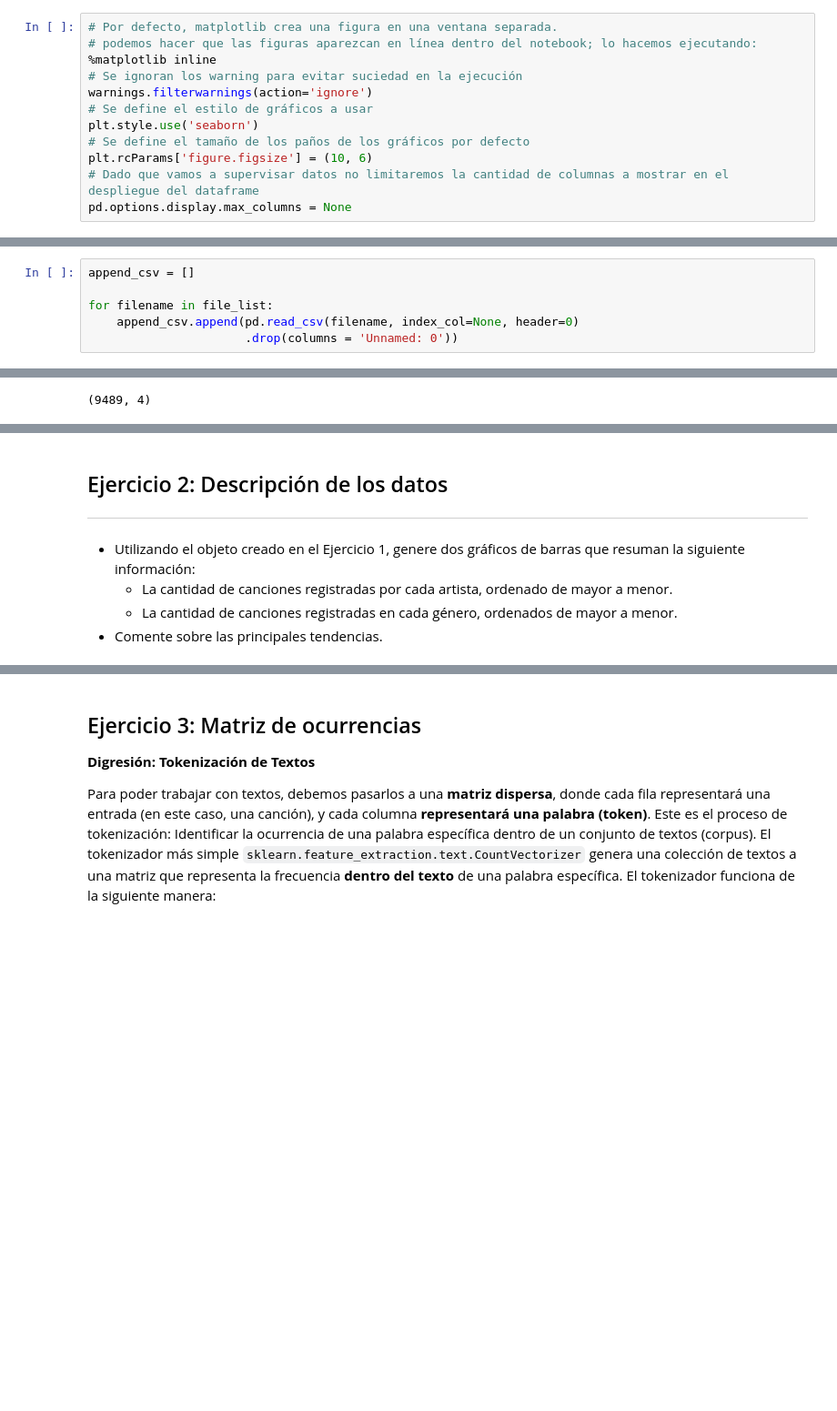
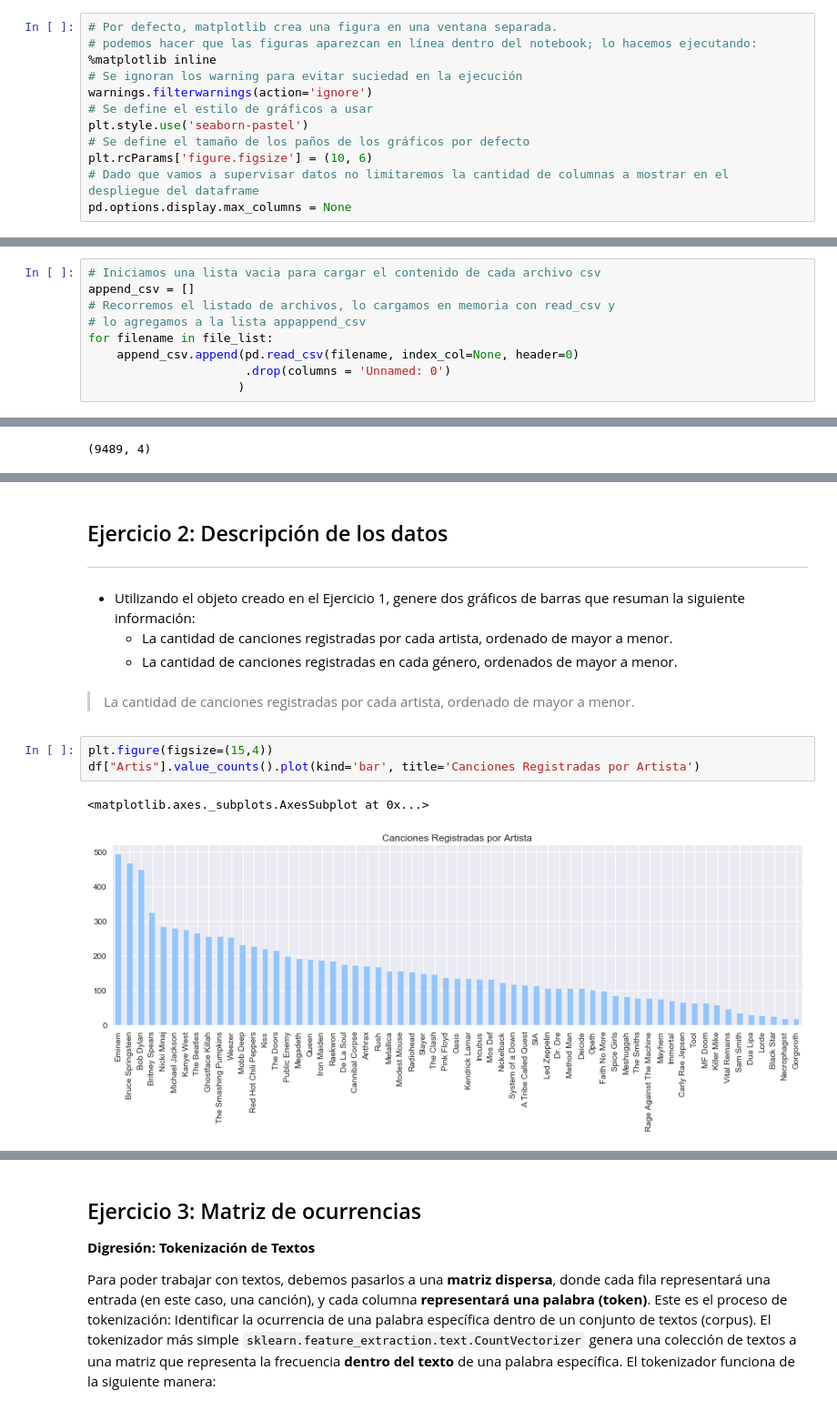
Before and after one commit to ridexmoler/modulo-machine-learning, a Jupyter notebook: semana2/sesion3/Pablo-Rocco-ACT003/notebook.ipynb, the cells around one changed output, grey strips where cells are left out. Shown at 91% size. Drawn from its saved outputs; the diff is of its cells as text; blank space fills up the shorter version.

```diff
--- a/semana2/sesion3/Pablo-Rocco-ACT003/notebook.ipynb
+++ b/semana2/sesion3/Pablo-Rocco-ACT003/notebook.ipynb
@@ -47,7 +43,7 @@ Definimos algunos aspectos de ambiente y valores por defecto.
 # Se ignoran los warning para evitar suciedad en la ejecución
 warnings.filterwarnings(action='ignore')
 # Se define el estilo de gráficos a usar
-plt.style.use('seaborn')
+plt.style.use('seaborn-pastel')
 # Se define el tamaño de los paños de los gráficos por defecto
 plt.rcParams['figure.figsize'] = (10, 6)
 # Dado que vamos a supervisar datos no limitaremos la cantidad de columnas a mostrar en el despliegue del dataframe
@@ -78,6 +72,9 @@ file_list = glob.glob(os.getcwd() + '/dump/*.csv')
 # %%
+# Iniciamos una lista vacia para cargar el contenido de cada archivo csv
 append_csv = []
-
+# Recorremos el listado de archivos, lo cargamos en memoria con read_csv y
+# lo agregamos a la lista appappend_csv
 for filename in file_list:
     append_csv.append(pd.read_csv(filename, index_col=None, header=0)
-                      .drop(columns = 'Unnamed: 0'))
+                      .drop(columns = 'Unnamed: 0')
+                     )
@@ -108,4 +106,11 @@ ___
 * Utilizando el objeto creado en el Ejercicio 1, genere dos gráficos de barras que resuman la siguiente información:
     - La cantidad de canciones registradas por cada artista, ordenado de mayor a menor.
     - La cantidad de canciones registradas en cada género, ordenados de mayor a menor.
-* Comente sobre las principales tendencias.
+# %% [markdown]
+> La cantidad de canciones registradas por cada artista, ordenado de mayor a menor.
+# %%
+plt.figure(figsize=(15,4))
+df["Artis"].value_counts().plot(kind='bar', title='Canciones Registradas por Artista')
+# %% [output]
+<matplotlib.axes._subplots.AxesSubplot at 0x...>
+[figure, added]
```
Also changed, not shown: parts of 21 cells of this notebook.
